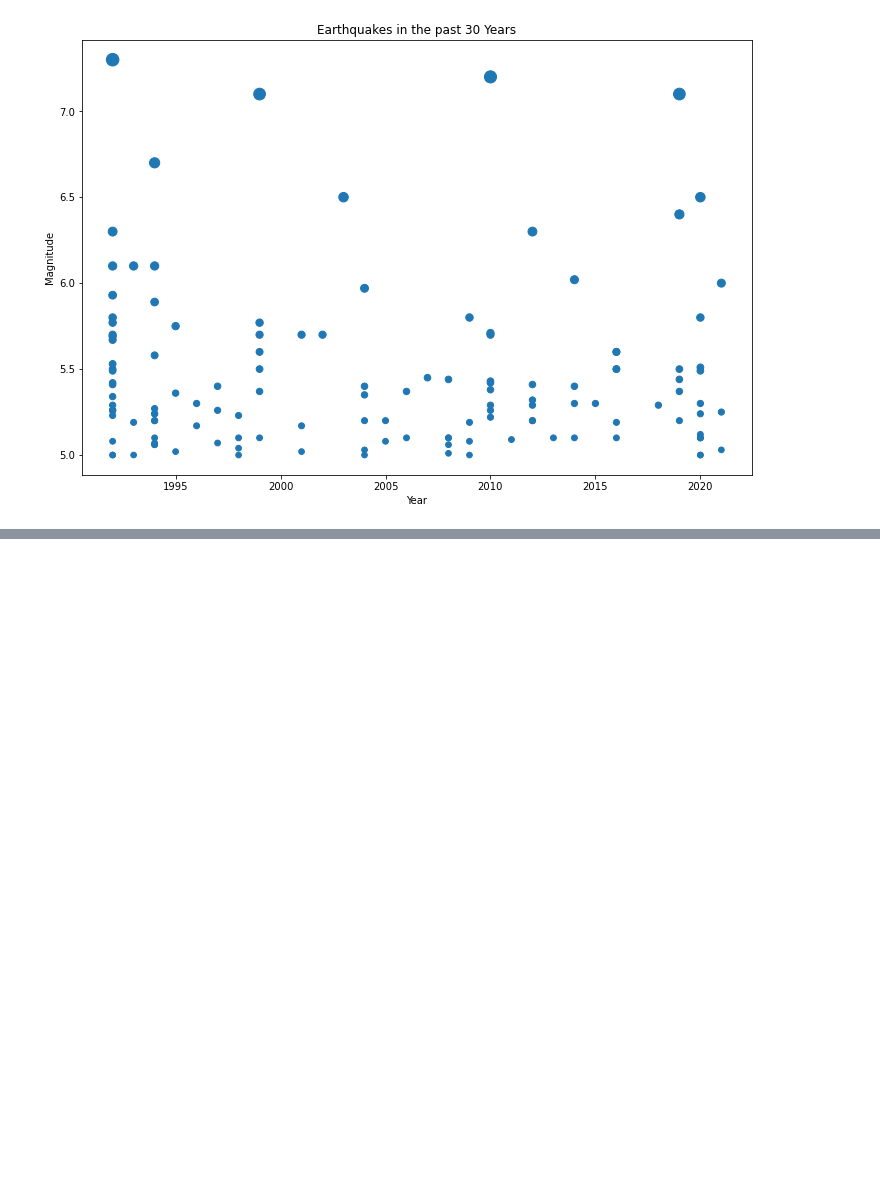
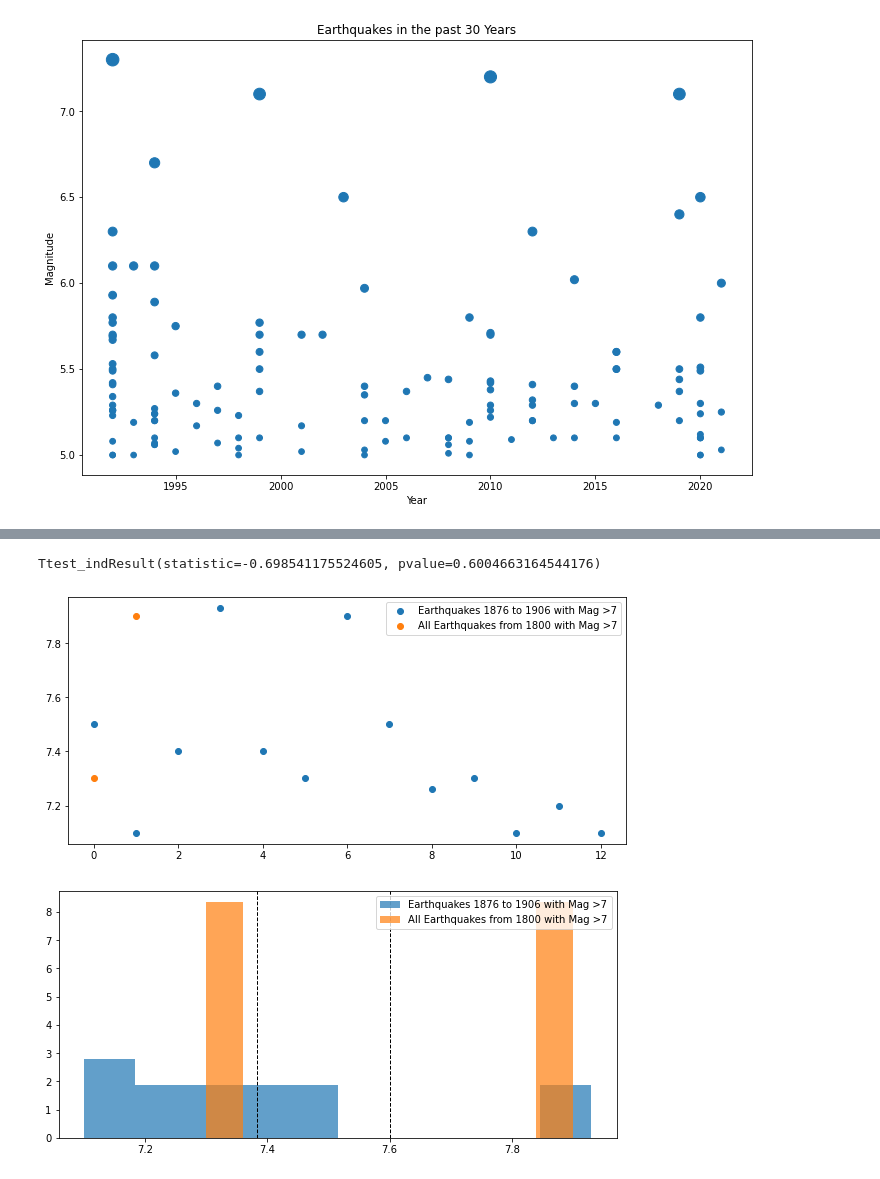
Before and after one commit to chronicJatt/Project-1, a Jupyter notebook: Final_Data_Analysis.ipynb, the cells around one changed output, grey strips where cells are left out. Cells and saved outputs as stored; diff of their text form; code cells hidden in the pictures; blank space fills up the shorter version.

```diff
--- a/Final_Data_Analysis.ipynb
+++ b/Final_Data_Analysis.ipynb
@@ -422,0 +459,34 @@ plt.show()
+# %%
+# Generate data to test with
+def gendata(loc1=0, loc2=0,width=10,height=10,mag=7):
+    population1 = final_earthquake_df[final_earthquake_df["Magnitude"] > mag]
+    population2 = filtered_1906[filtered_1906["Magnitude"] > mag]
+
+    # Scatter Plot of Data
+    plt.figure(figsize=(width,height))
+    plt.subplot(2, 1, 1)
+    plt.scatter(range(len(population1['Magnitude'])), population1['Magnitude'], label="Earthquakes 1876 to 1906 with Mag >"+ str(mag))
+    plt.scatter(range(len(population2['Magnitude'])), population2['Magnitude'], label="All Earthquakes from 1800 with Mag >"+str(mag))
+    plt.legend()
+
+    # Histogram Plot of Data
+    plt.figure(figsize=(width,height))
+    plt.subplot(2, 1, 2)
+    plt.hist(population1['Magnitude'], 10, density=True, alpha=0.7, label="Earthquakes 1876 to 1906 with Mag >"+ str(mag))
+    plt.hist(population2['Magnitude'], 10, density=True, alpha=0.7, label="All Earthquakes from 1800 with Mag >"+str(mag))
+    plt.axvline(population1['Magnitude'].mean(), color='k', linestyle='dashed', linewidth=1)
+    plt.axvline(population2['Magnitude'].mean(), color='k', linestyle='dashed', linewidth=1)
+    plt.legend()
+
+    return population1, population2
+# %%
+# Generate some data and show the scatter plot
+population1, population2 = gendata()
+
+# Note: Setting equal_var=False performs Welch's t-test which does
+# not assume equal population variance
+stats.ttest_ind(population1['Magnitude'], population2['Magnitude'], equal_var=False)
+# %% [output]
+Ttest_indResult(statistic=-0.698541175524605, pvalue=0.6004663164544176)
+[figure, added]
+[figure, added]
```
Also changed, not shown: parts of 25 cells of this notebook, 20 other files.
